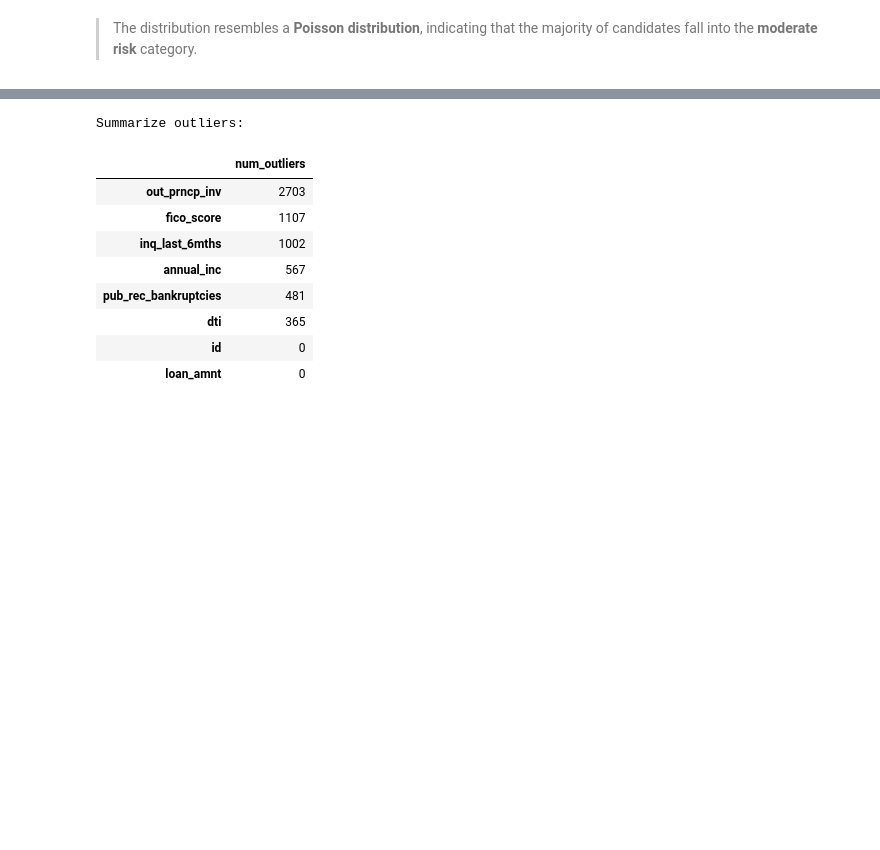
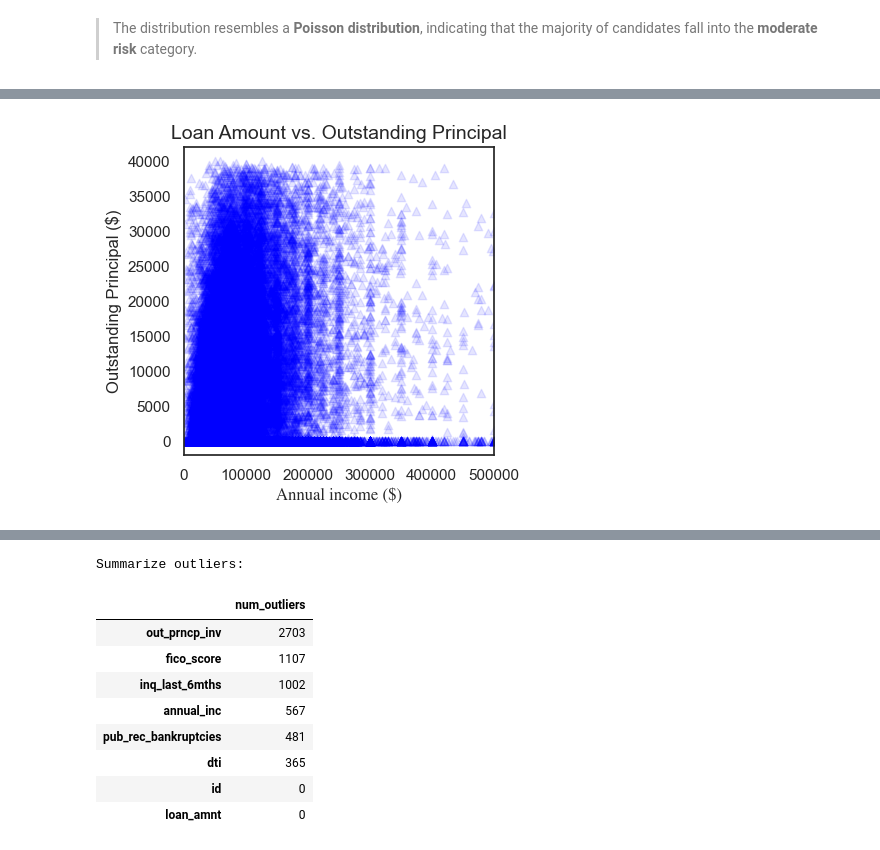
Before and after one commit to hisaylama/Data-Science-in-Finance, a Jupyter notebook: Assignment-1_Hisay_data_cleaning.ipynb, the cells around one changed output, grey strips where cells are left out. Drawn from its saved outputs; the diff is of its cells as text; code cells hidden in the pictures; blank space fills up the shorter version.

```diff
--- a/Assignment-1_Hisay_data_cleaning.ipynb
+++ b/Assignment-1_Hisay_data_cleaning.ipynb
@@ -449,0 +476,11 @@ plt.show()
+# %%
+#Scatter plots
+plt.figure(figsize=(4, 4))
+plt.scatter(df_numeric["annual_inc"], df_numeric["out_prncp_inv"], marker = '^', c = 'blue', alpha = 0.1)
+plt.xlabel("Annual income ($)", fontsize=12, font = "Times")
+plt.ylabel("Outstanding Principal ($)", fontsize=12)
+plt.xlim([0,0.5e6])
+plt.title("Loan Amount vs. Outstanding Principal", fontsize=14)
+plt.show()
+# %% [output]
+[figure, added]
```
Also changed, not shown: parts of 15 cells of this notebook.
